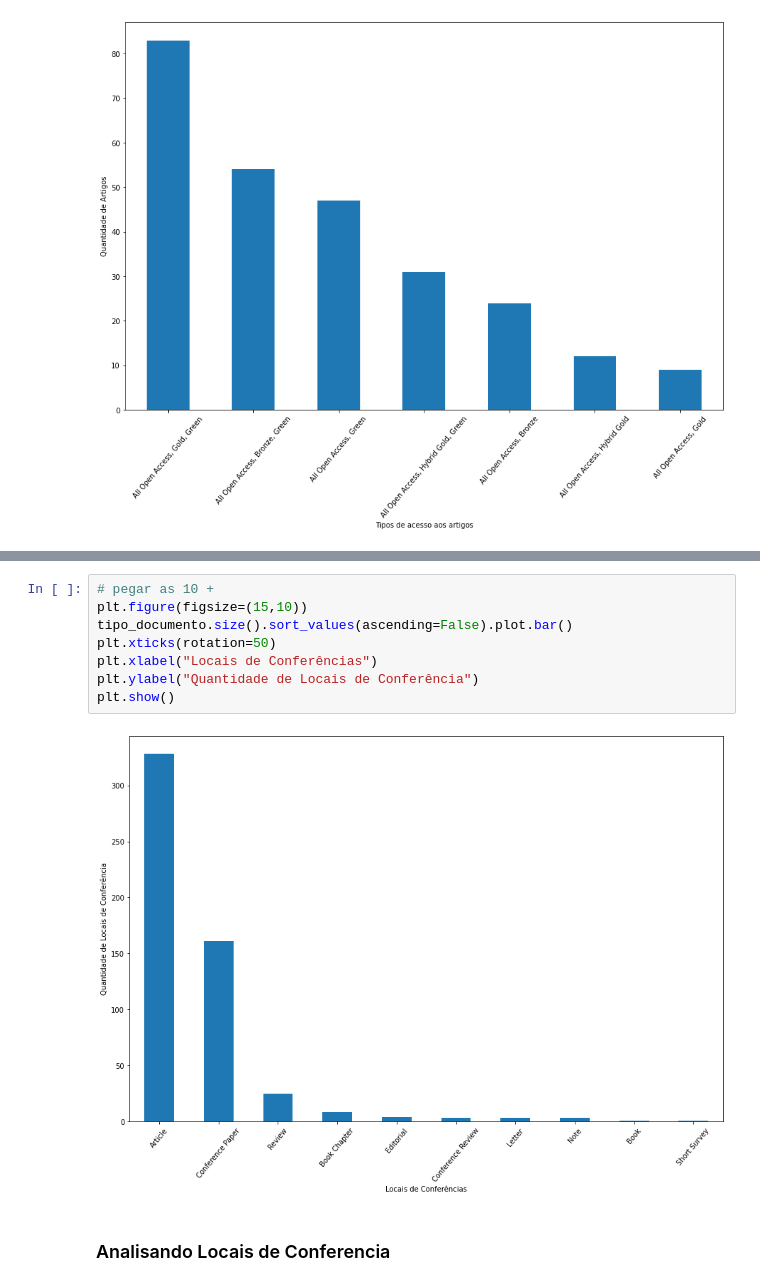
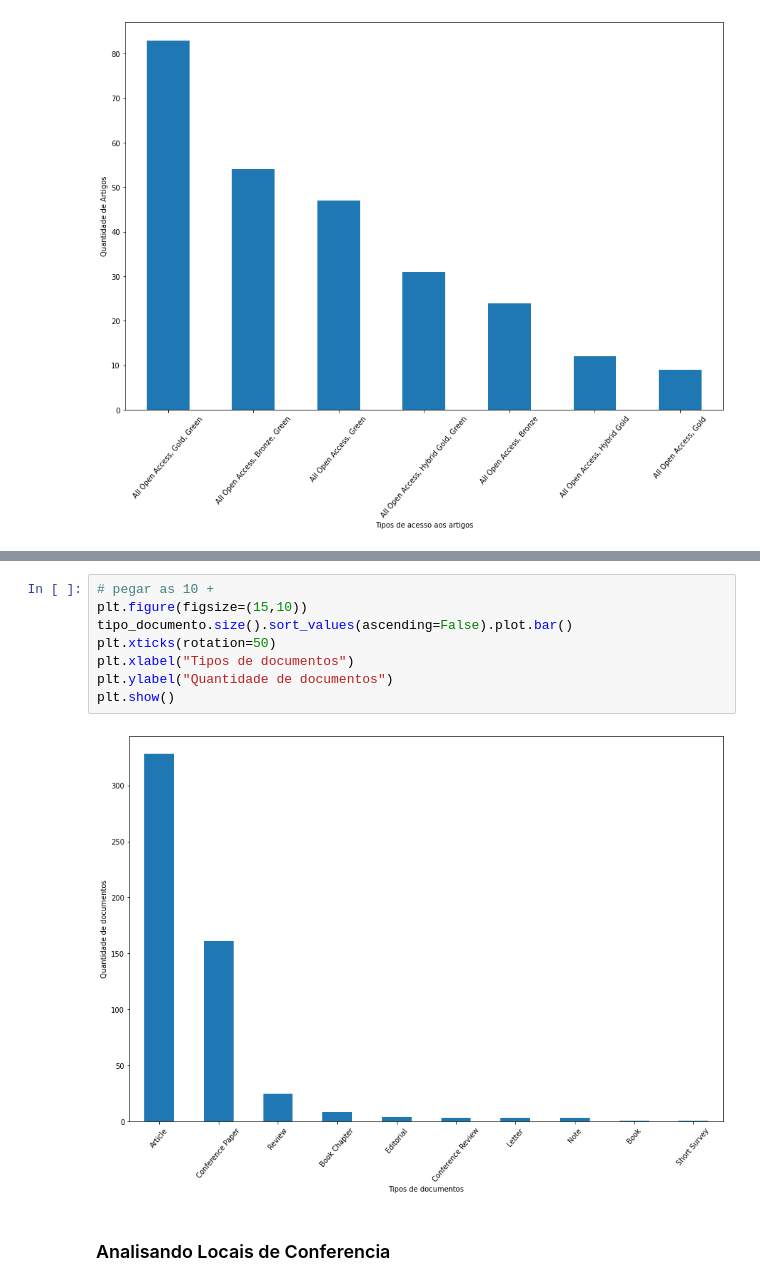
Before and after one commit to LuizPerciliano/Evento-Adverso-com-Metamap-e-Twitter-com-Portugues-Brasil, a Jupyter notebook: apps/app-Dissertacao/notebook/CEFET-Dissertação-Perci-CARGAS-2022.ipynb, the cells around one changed output, grey strips where cells are left out. Saved outputs shown, nothing was run; the diff lists cells and outputs as text.

```diff
--- a/apps/app-Dissertacao/notebook/CEFET-Dissertação-Perci-CARGAS-2022.ipynb
+++ b/apps/app-Dissertacao/notebook/CEFET-Dissertação-Perci-CARGAS-2022.ipynb
@@ -652,13 +577,13 @@ tipo_documento.describe().head()
 # %%
 # pegar as 10 +
 plt.figure(figsize=(15,10))
 tipo_documento.size().sort_values(ascending=False).plot.bar()
 plt.xticks(rotation=50)
-plt.xlabel("Locais de Conferências")
-plt.ylabel("Quantidade de Locais de Conferência")
+plt.xlabel("Tipos de documentos")
+plt.ylabel("Quantidade de documentos")
 plt.show()
 # %% [output]
-[figure, old version]
+[figure, new version]
 # %% [markdown]
 ### Analisando Locais de Conferencia
 # %%
```
Also changed, not shown: parts of 62 cells of this notebook, 1 other file.
